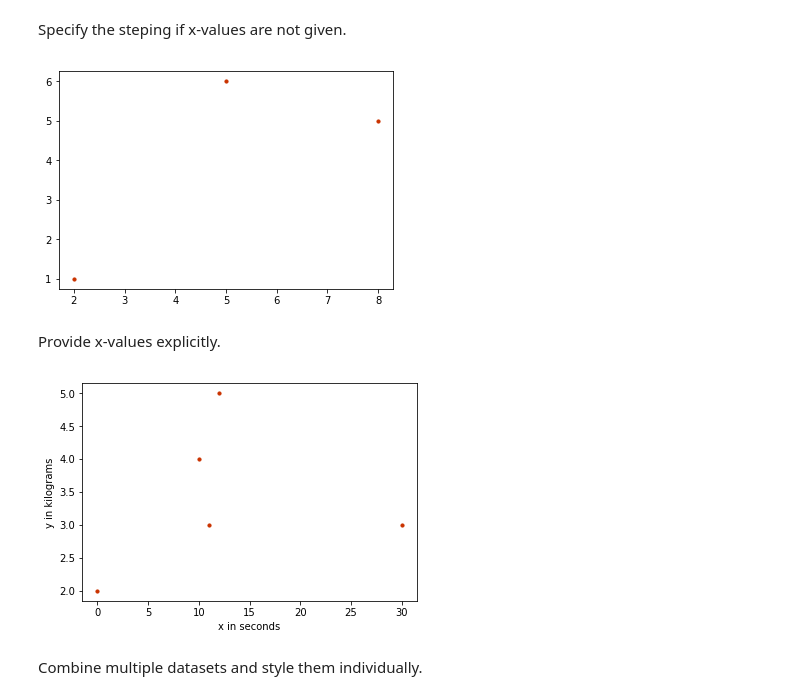
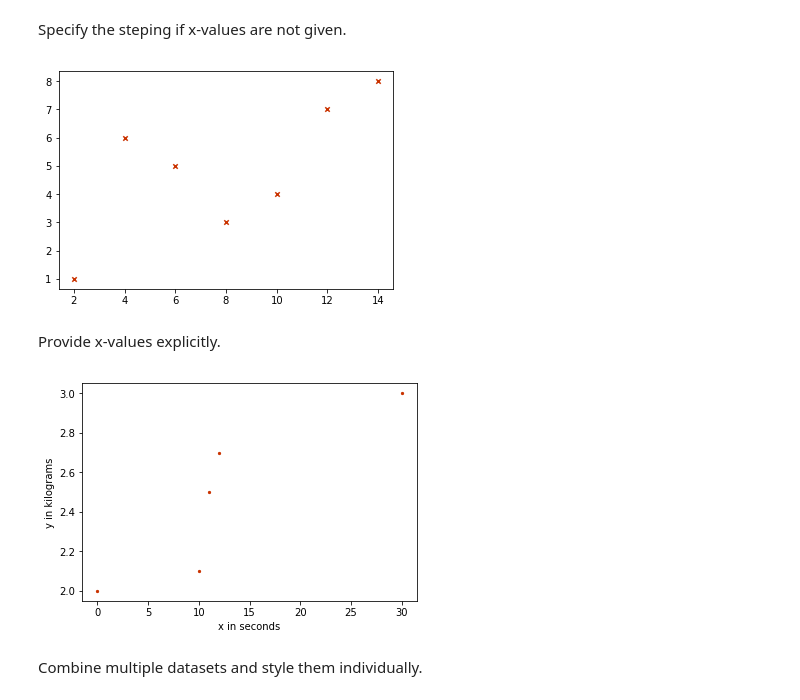
Before and after one commit to JEM-Mosig/blog-garnelo_neural_2018, a Jupyter notebook: doc/ref/list_plot.ipynb, the cells around one changed output. Drawn from its saved outputs; the diff is of its cells as text; code cells hidden in the pictures.

Commit message:
Add support for other plot_style specs
* New style option: Marker
* New style option: PointSize
* Update documentation

```diff
--- a/doc/ref/list_plot.ipynb
+++ b/doc/ref/list_plot.ipynb
@@ -29,15 +29,15 @@ list_plot(range(10), joined=True, plot_style=Color((0.25, 0.25, 0.9)))
 # %% [markdown]
 Specify the steping if x-values are not given.
 # %%
-list_plot([1, 6, 5], step=(2, 8, 3))
+list_plot([1, 6, 5, 3, 4, 7, 8], step=(2, 2+6+6, 2), plot_style="x")
 # %% [output]
-[figure, old version]
+[figure, new version]
 # %% [markdown]
 Provide x-values explicitly.
 # %%
-list_plot([[0, 2], [10, 4], [11, 3], [12, 5], [30, 3]], axes_label=("x in seconds", "y in kilograms"))
+list_plot([[0, 2], [10, 2.1], [11, 2.5], [12, 2.7], [30, 3]], axes_label=("x in seconds", "y in kilograms"))
 # %% [output]
-[figure, old version]
+[figure, new version]
 # %% [markdown]
 Combine multiple datasets and style them individually.
 # %%
```
Also changed, not shown: parts of 2 cells of this notebook, 1 other file.
